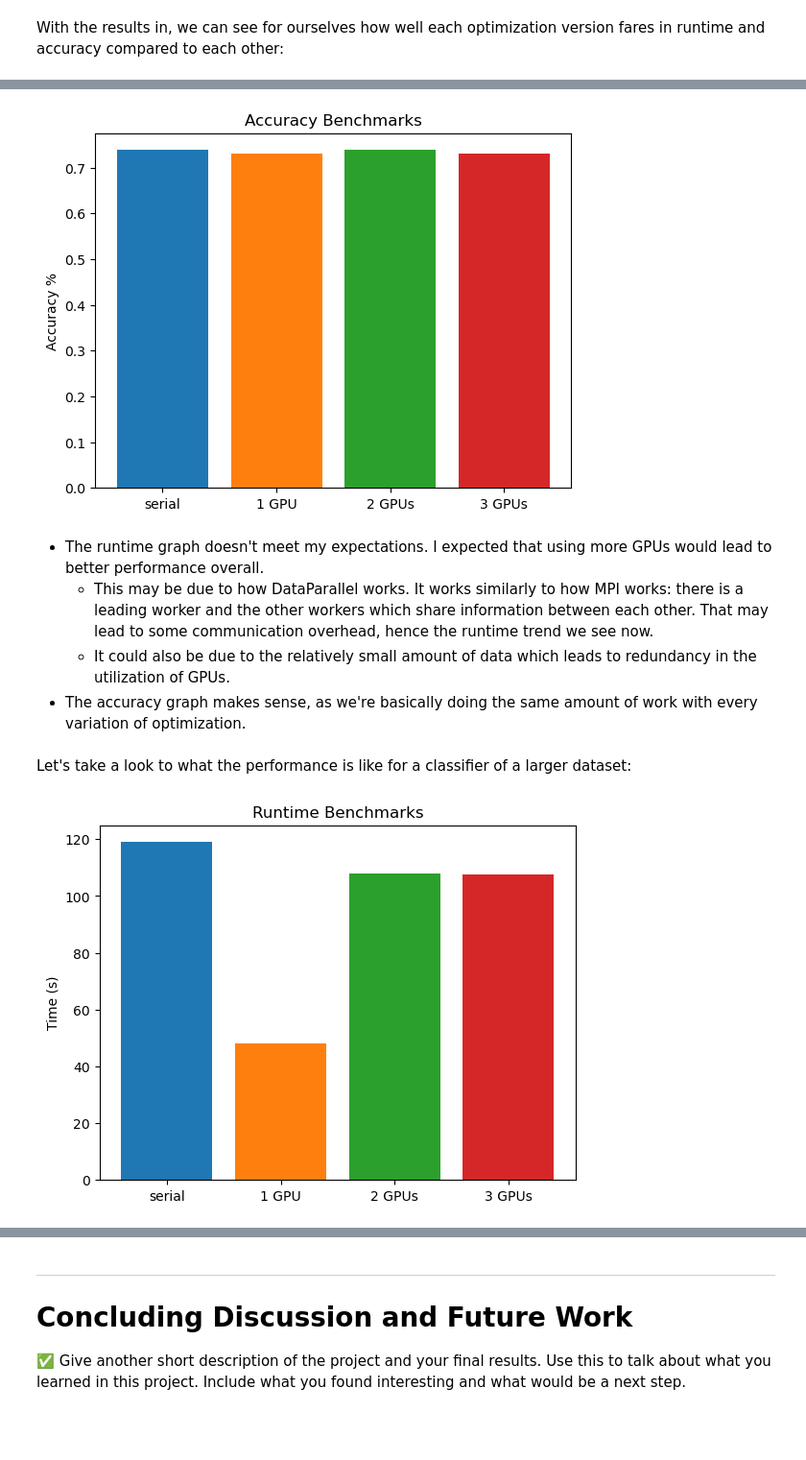
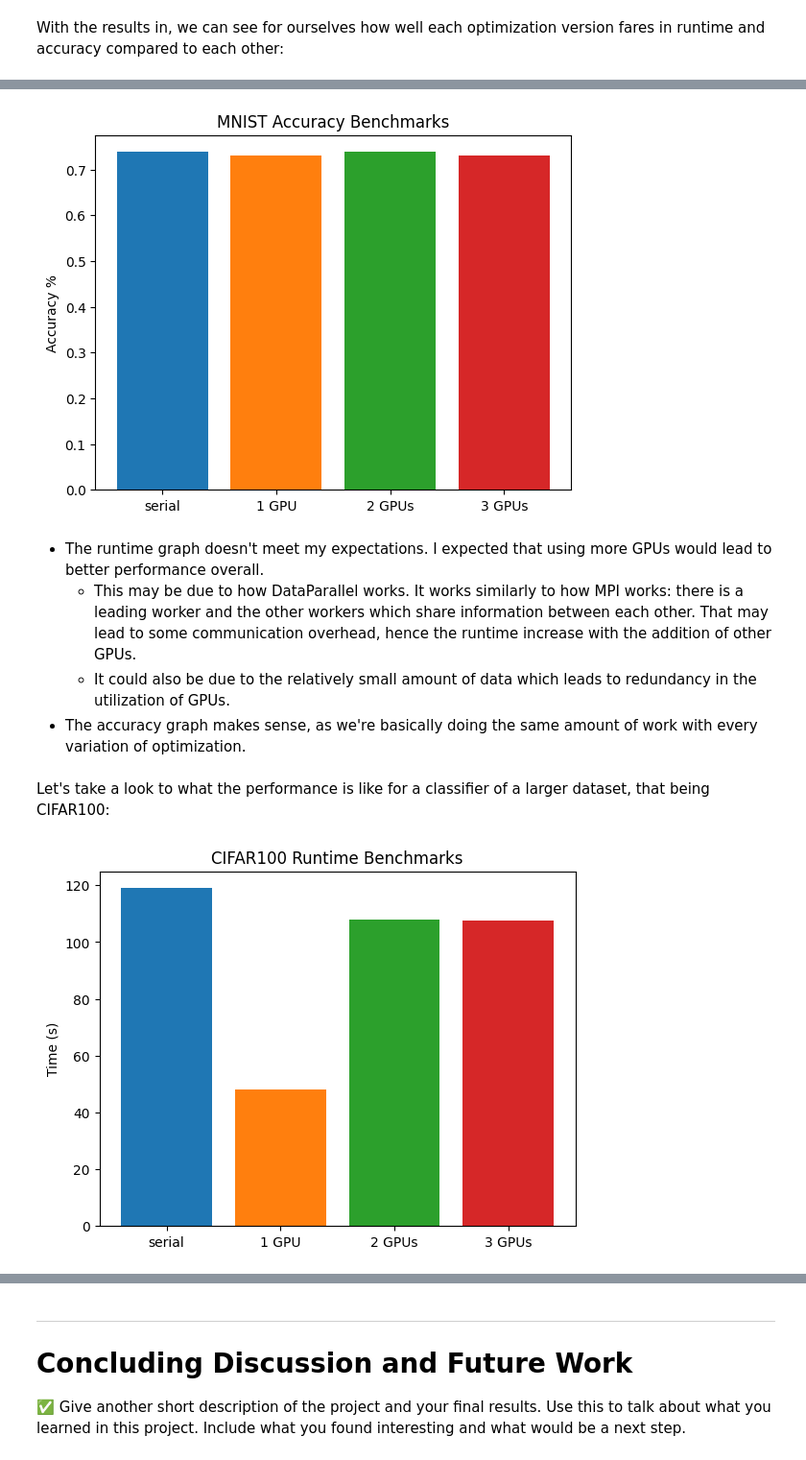
Before and after one commit to wijayaju/CMSE401-Project, a Jupyter notebook: Part2/PROJECT_Part2.ipynb, the cells around one changed output, grey strips where cells are left out. Shown: that part at 96% size. Saved outputs shown, nothing was run; the diff lists cells and outputs as text; code cells hidden in the pictures; blank space fills up the shorter version.

```diff
--- a/Part2/PROJECT_Part2.ipynb
+++ b/Part2/PROJECT_Part2.ipynb
@@ -91,18 +95,18 @@ plt.bar('serial',serial_a)
 plt.bar('1 GPU',oneGPU_a)
 plt.bar('2 GPUs',twoGPU_a)
 plt.bar('3 GPUs',threeGPU_a)
-plt.title('Accuracy Benchmarks')
+plt.title('MNIST Accuracy Benchmarks')
 plt.ylabel('Accuracy %')
 plt.show()
 # %% [output]
-[figure, old version]
+[figure, new version]
 # %% [markdown]
 - The runtime graph doesn't meet my expectations. I expected that using more GPUs would lead to better performance overall.
-    - This may be due to how DataParallel works. It works similarly to how MPI works: there is a leading worker and the other workers which share information between each other. That may lead to some communication overhead, hence the runtime trend we see now.
+    - This may be due to how DataParallel works. It works similarly to how MPI works: there is a leading worker and the other workers which share information between each other. That may lead to some communication overhead, hence the runtime increase with the addition of other GPUs.
     - It could also be due to the relatively small amount of data which leads to redundancy in the utilization of GPUs.
 - The accuracy graph makes sense, as we're basically doing the same amount of work with every variation of optimization.
 # %% [markdown]
-Let's take a look to what the performance is like for a classifier of a larger dataset:
+Let's take a look to what the performance is like for a classifier of a larger dataset, that being CIFAR100:
 # %%
 # runtimes
 serial_t = 118.986
@@ -118,14 +122,14 @@ threeGPU_a = 0.2663
 # %%
 # plot runtimes
 plt.bar('serial',serial_t)
 plt.bar('1 GPU',oneGPU_t)
 plt.bar('2 GPUs',twoGPU_t)
 plt.bar('3 GPUs',threeGPU_t)
-plt.title('Runtime Benchmarks')
+plt.title('CIFAR100 Runtime Benchmarks')
 plt.ylabel('Time (s)')
 plt.show()
 # %% [output]
-[figure, old version]
+[figure, new version]
 # %%
 # plot accuracies
 plt.bar('serial',serial_a)
```
Also changed, not shown: parts of 9 cells of this notebook, 2 other files.
